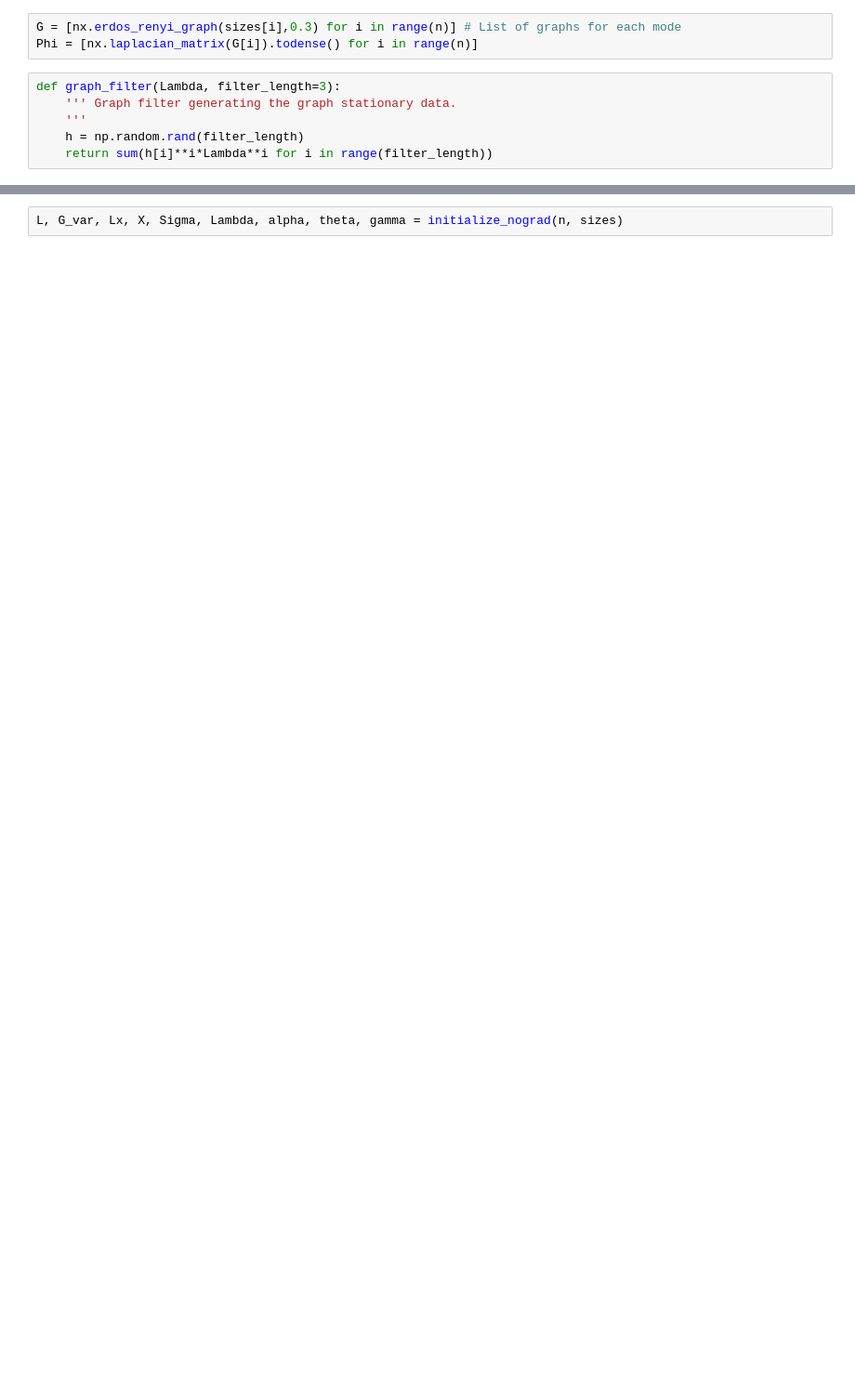
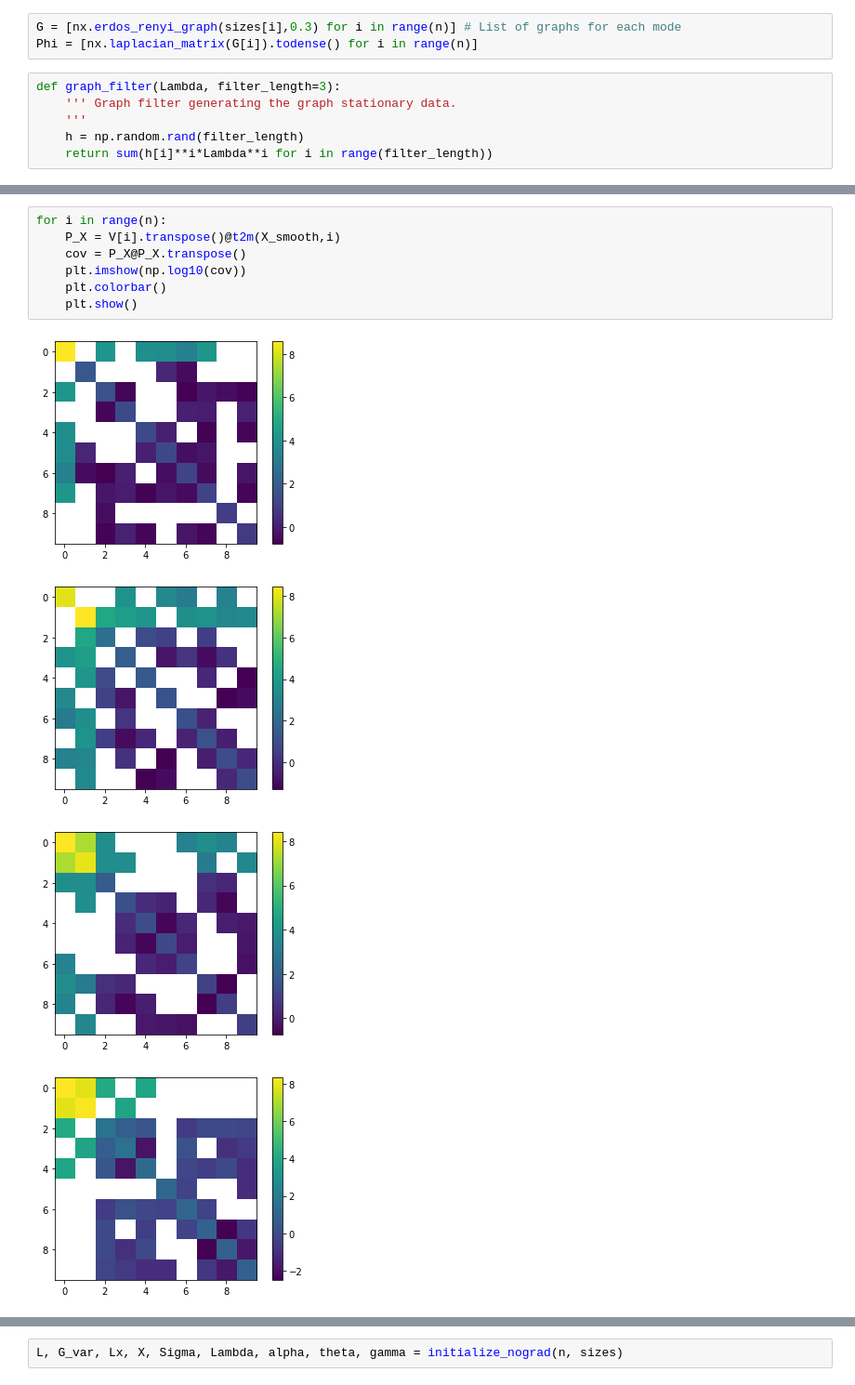
Before and after one commit to mrsfgl/geometric_tensor_learning, a Jupyter notebook: notebooks/scratch.ipynb, the cells around one changed output, grey strips where cells are left out. Shown at 93% size. Saved outputs shown, nothing was run; the diff lists cells and outputs as text; blank space fills up the shorter version.

```diff
--- a/notebooks/scratch.ipynb
+++ b/notebooks/scratch.ipynb
@@ -81,0 +110,12 @@ Y = contaminate_signal(X_smooth, target_SNR=15)
+# %%
+for i in range(n):
+    P_X = V[i].transpose()@t2m(X_smooth,i)
+    cov = P_X@P_X.transpose()
+    plt.imshow(np.log10(cov))
+    plt.colorbar()
+    plt.show()
+# %% [output]
+[figure, added]
+[figure, added]
+[figure, added]
+[figure, added]
```
Also changed, not shown: parts of 34 cells of this notebook, 4 other files.
